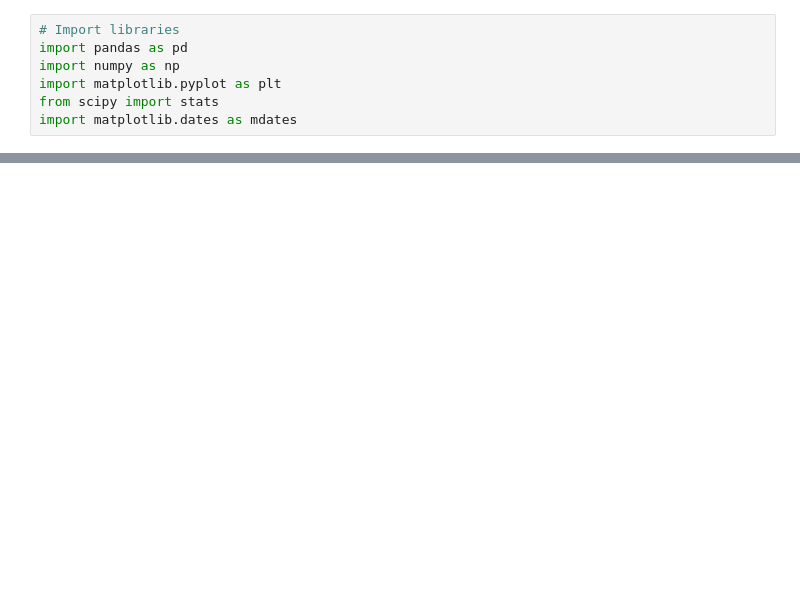
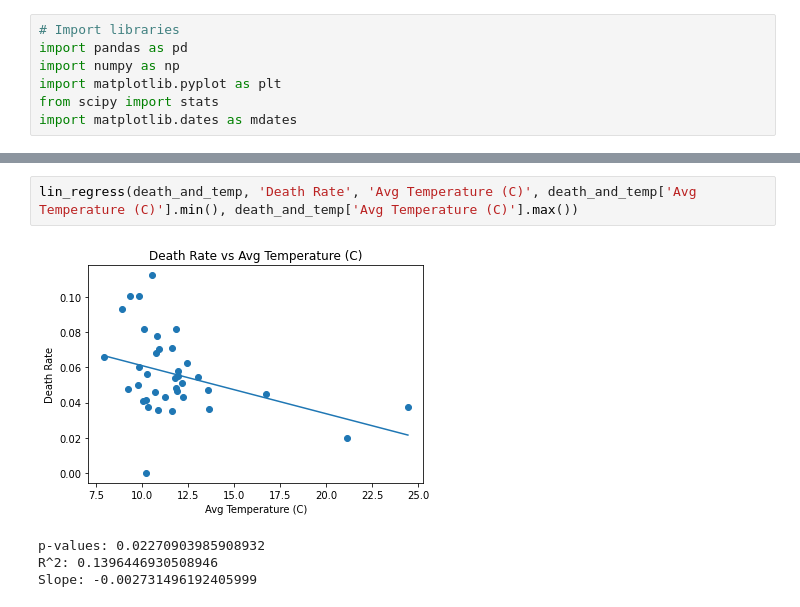
Before and after one commit to amkrutsinger/covid19finalproject, a Jupyter notebook: regression/regression.ipynb, the cells around one changed output, grey strips where cells are left out. Cells and saved outputs as stored; diff of their text form; blank space fills up the shorter version.

```diff
--- a/regression/regression.ipynb
+++ b/regression/regression.ipynb
@@ -158,0 +278,7 @@ Slope: 0.0016183989222999038
+# %%
+lin_regress(death_and_temp, 'Death Rate', 'Avg Temperature (C)', death_and_temp['Avg Temperature (C)'].min(), death_and_temp['Avg Temperature (C)'].max())
+# %% [output]
+[figure, added]
+p-values: 0.02270903985908932
+R^2: 0.1396446930508946
+Slope: -0.002731496192405999
```
Also changed, not shown: parts of 7 cells of this notebook.
